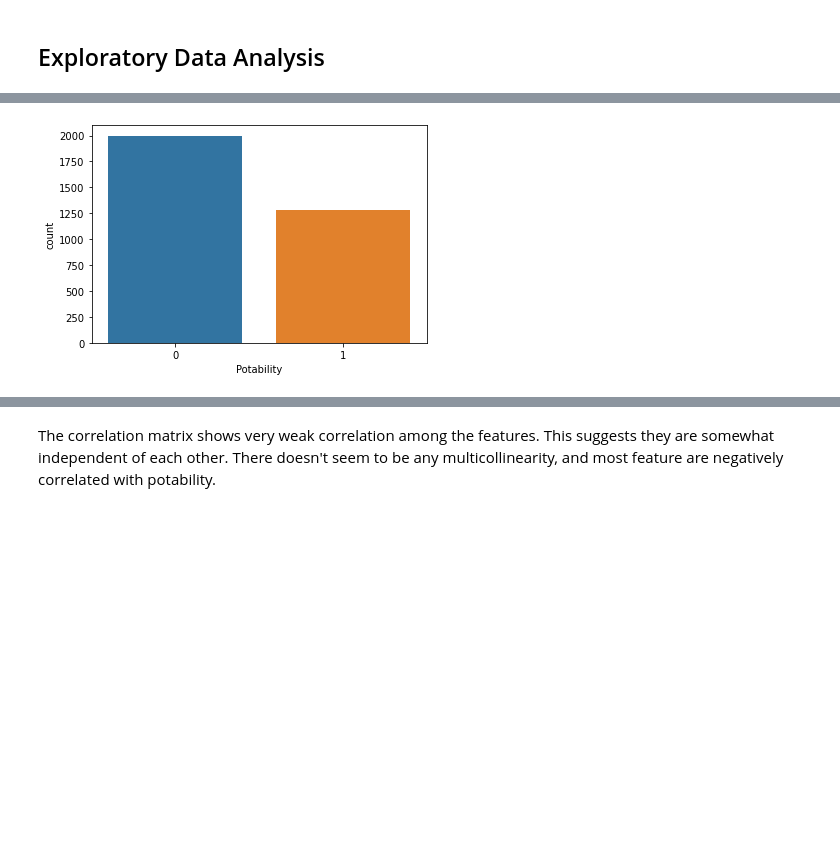
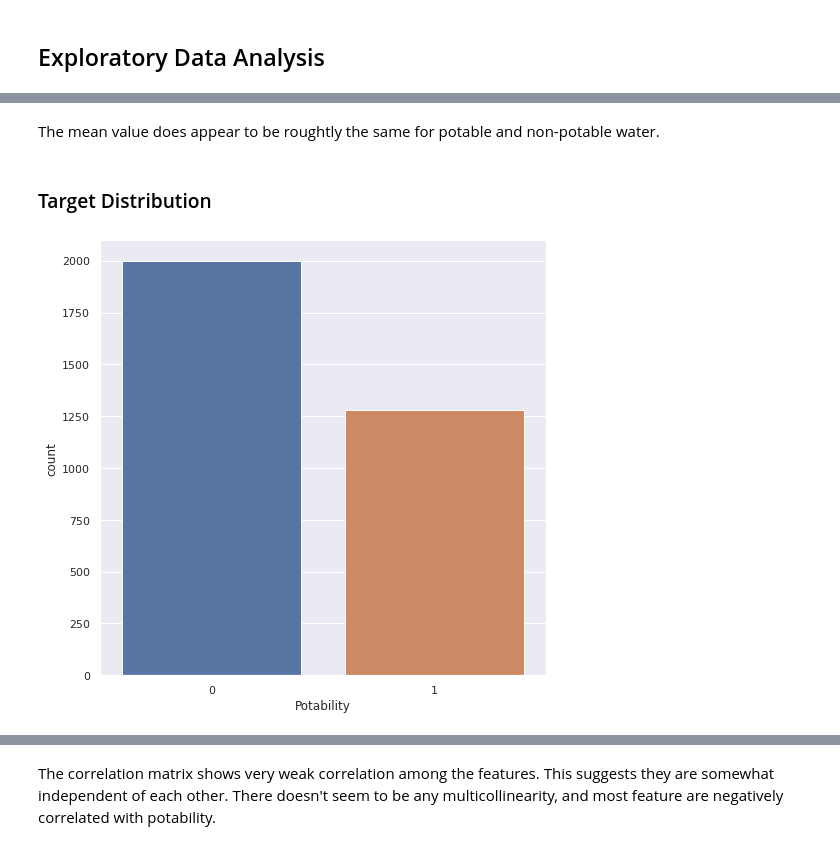
Before and after one commit to bryanfree66/udemy_mlflow_course, a Jupyter notebook: notebooks/1_water_potability_data_exploration.ipynb, the cells around one changed output, grey strips where cells are left out. Saved outputs shown, nothing was run; the diff lists cells and outputs as text; code cells hidden in the pictures; blank space fills up the shorter version.

```diff
--- a/notebooks/1_water_potability_data_exploration.ipynb
+++ b/notebooks/1_water_potability_data_exploration.ipynb
@@ -60,0 +71,4 @@ HandyFrame[ph: double, Hardness: double, Solids: double, Chloramines: double, Su
+# %%
+# Convert to Pandas and View Summary Statistics
+df_pandas = df.toPandas()
+df_pandas.describe().transpose()
@@ -76,5 +169,10 @@ Name: missing, dtype: int64
+# %% [markdown]
+The mean value does appear to be roughtly the same for potable and non-potable water.
+# %% [markdown]
+### Target Distribution
 # %%
 # Distribution of Target Column
-sns.countplot(x=hdf.cols['Potability'][:]);
+sns.set(rc={"figure.figsize":(8, 8)})
+sns.countplot(x=df_pandas['Potability']);
 # %% [output]
-[figure, old version]
+[figure, new version]
```
Also changed, not shown: parts of 19 cells of this notebook, 1 other file.
